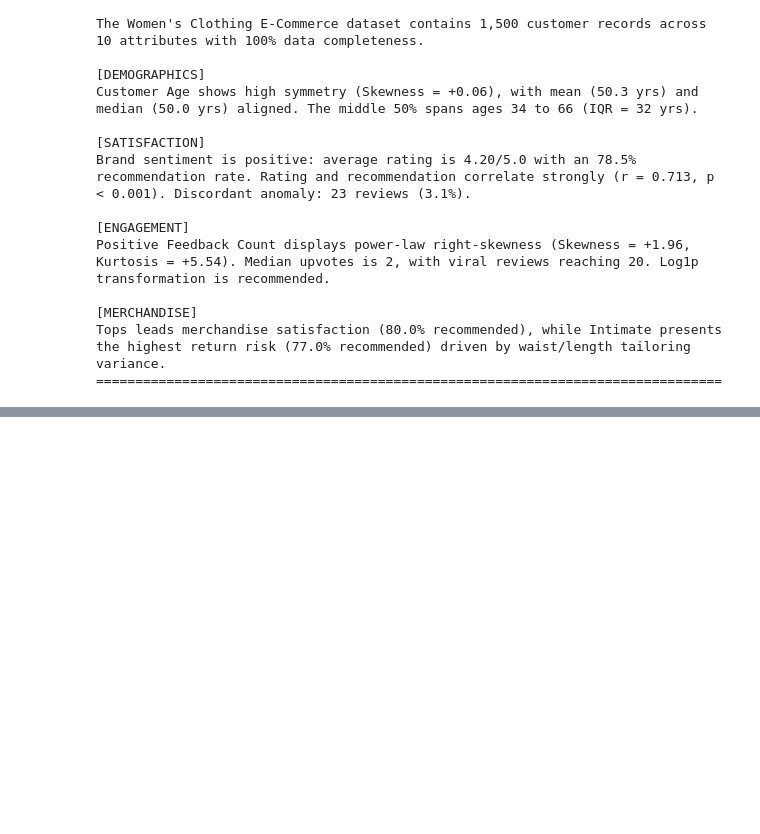
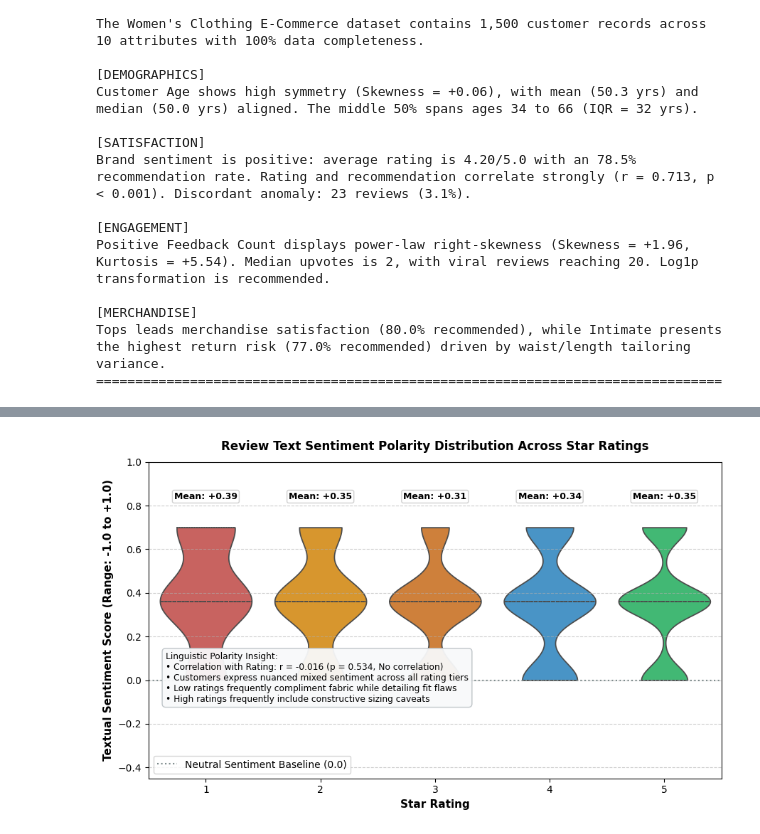
Before and after one commit to bhagyashrithombre/womensclothing, a Jupyter notebook: womens_clothing.ipynb, the cells around one changed output, grey strips where cells are left out. Cells and saved outputs as stored; diff of their text form; code cells hidden in the pictures; blank space fills up the shorter version.

```diff
--- a/womens_clothing.ipynb
+++ b/womens_clothing.ipynb
@@ -1149,0 +1318,38 @@ Tops leads merchandise satisfaction (80.0% recommended), while Intimate presents
+# %%
+plt.figure(figsize=(9, 5.5))
+rating_colors = ['#d9534f', '#f39c12', '#e67e22', '#3498db', '#2ecc71']
+
+ax = sns.violinplot(
+    data=df, x='Rating', y='Sentiment_Score',
+    hue='Rating', palette=rating_colors, legend=False, inner='quartile', cut=0, density_norm='width'
+)
+
+sent_means = df.groupby('Rating')['Sentiment_Score'].mean()
+for idx, s_m in enumerate(sent_means):
+    ax.text(idx, 0.82, f"Mean: {s_m:+.2f}",
+            ha='center', va='bottom', fontsize=9, weight='bold',
+            bbox=dict(boxstyle='round,pad=0.2', facecolor='white', edgecolor='#cccccc', alpha=0.9))
+
+ax.axhline(0.0, color='#7f8c8d', linestyle=':', linewidth=1.5, label='Neutral Sentiment Baseline (0.0)')
+ax.set_ylim(-0.45, 1.0)
+ax.set_title("Review Text Sentiment Polarity Distribution Across Star Ratings", fontsize=12, weight='bold', pad=12)
+ax.set_xlabel("Star Rating", fontsize=11, weight='bold')
+ax.set_ylabel("Textual Sentiment Score (Range: -1.0 to +1.0)", fontsize=11, weight='bold')
+ax.grid(axis='y', linestyle='--', alpha=0.6)
+ax.legend(loc='lower left', frameon=True)
+
+narrative_box = (
+    "Linguistic Polarity Insight:\n"
+    "• Correlation with Rating: r = -0.016 (p = 0.534, No correlation)\n"
+    "• Customers express nuanced mixed sentiment across all rating tiers\n"
+    "• Low ratings frequently compliment fabric while detailing fit flaws\n"
+    "• High ratings frequently include constructive sizing caveats"
+)
+ax.text(0.03, 0.40, narrative_box, transform=ax.transAxes, fontsize=8.8, va='top',
+        bbox=dict(boxstyle='round,pad=0.4', facecolor='#f8f9fa', edgecolor='#bdc3c7', alpha=0.95))
+
+plt.tight_layout()
+plt.savefig("sentiment_graph2_rating_vs_sentiment.png", dpi=300, bbox_inches='tight')
+plt.show()
+# %% [output]
+[figure, added]
```
Also changed, not shown: parts of 19 cells of this notebook, 10 other files.
